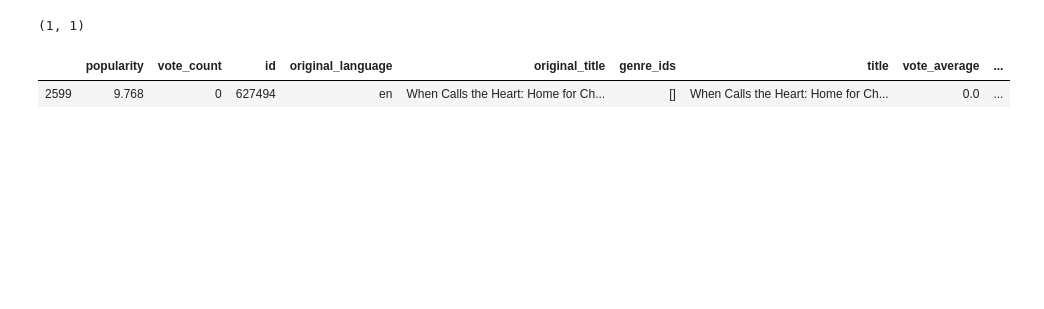
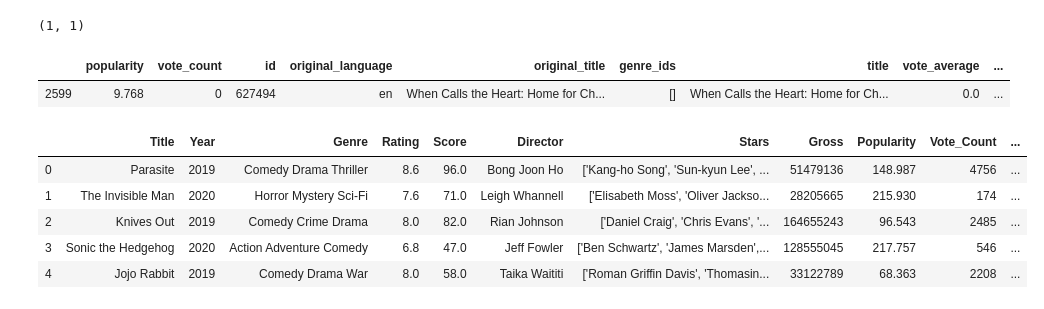
Before and after one commit to CaryMosley/Mod1Project, a Jupyter notebook: MovieStatistics.ipynb, the cells around one changed output. Saved outputs shown, nothing was run; the diff lists cells and outputs as text; code cells hidden in the pictures; blank space fills up the shorter version.

```diff
--- a/MovieStatistics.ipynb
+++ b/MovieStatistics.ipynb
@@ -358,2 +356,12 @@ df2.to_csv('final_tmdb.csv', index=False)
+# %%
+# Preview the dataframe
+mdf.head()
+# %% [output]
+|  | Title | Year | Genre | Rating | Score | Director | Stars | Gross | Popularity | Vote_Count | ... |
+| 0 | Parasite | 2019 | Comedy Drama Thriller | 8.6 | 96.0 | Bong Joon Ho | ['Kang-ho Song', 'Sun-kyun Lee', ... | 51479136 | 148.987 | 4756 | ... |
+| 1 | The Invisible Man | 2020 | Horror Mystery Sci-Fi | 7.6 | 71.0 | Leigh Whannell | ['Elisabeth Moss', 'Oliver Jackso... | 28205665 | 215.930 | 174 | ... |
+| 2 | Knives Out | 2019 | Comedy Crime Drama | 8.0 | 82.0 | Rian Johnson | ['Daniel Craig', 'Chris Evans', '... | 164655243 | 96.543 | 2485 | ... |
+| 3 | Sonic the Hedgehog | 2020 | Action Adventure Comedy | 6.8 | 47.0 | Jeff Fowler | ['Ben Schwartz', 'James Marsden',... | 128555045 | 217.757 | 546 | ... |
+| 4 | Jojo Rabbit | 2019 | Comedy Drama War | 8.0 | 58.0 | Taika Waititi | ['Roman Griffin Davis', 'Thomasin... | 33122789 | 68.363 | 2208 | ... |
 # %%
 # Check non-zero value cells in revenue and budget columns
```
Also changed, not shown: parts of 35 cells of this notebook, 8 other files.
